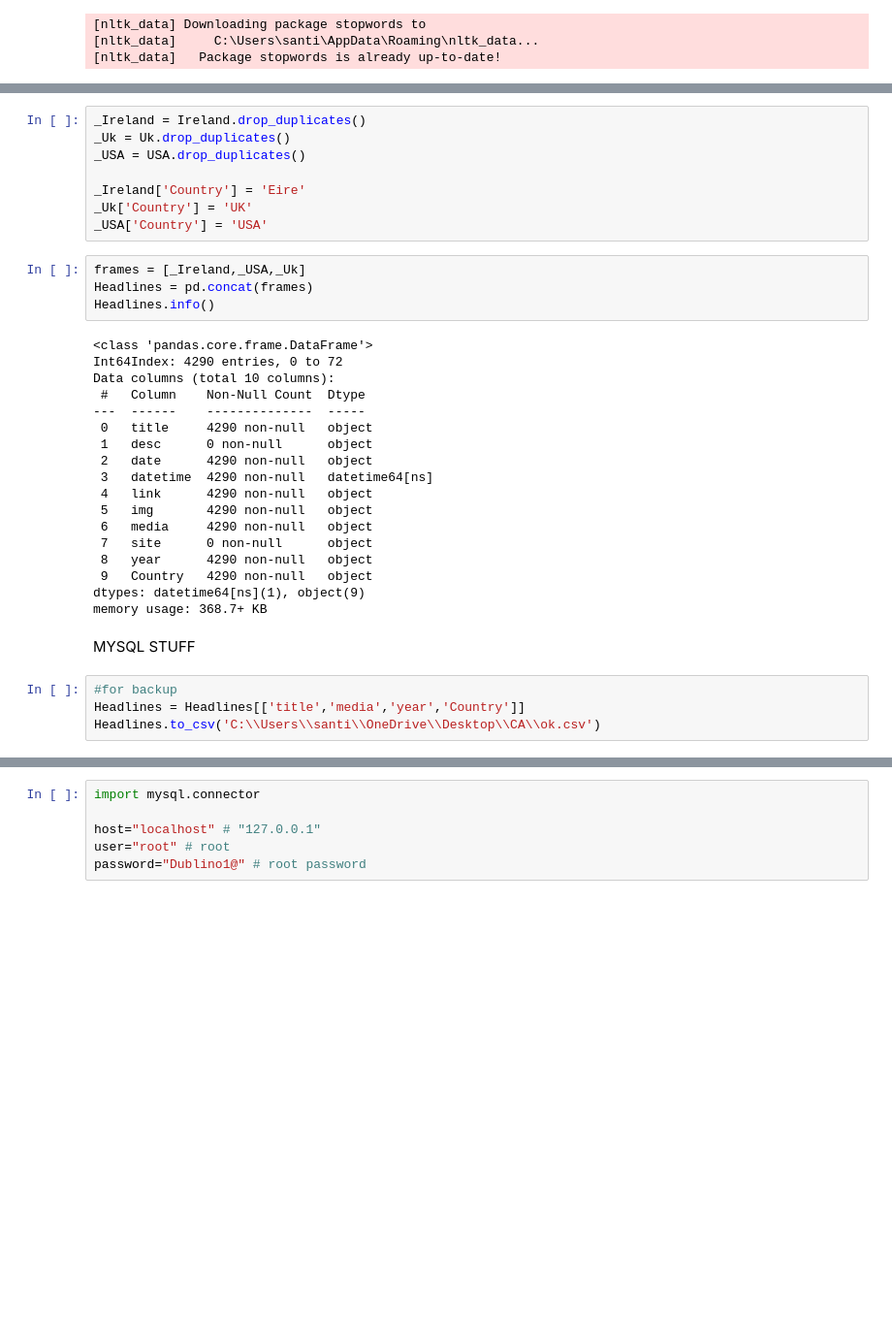
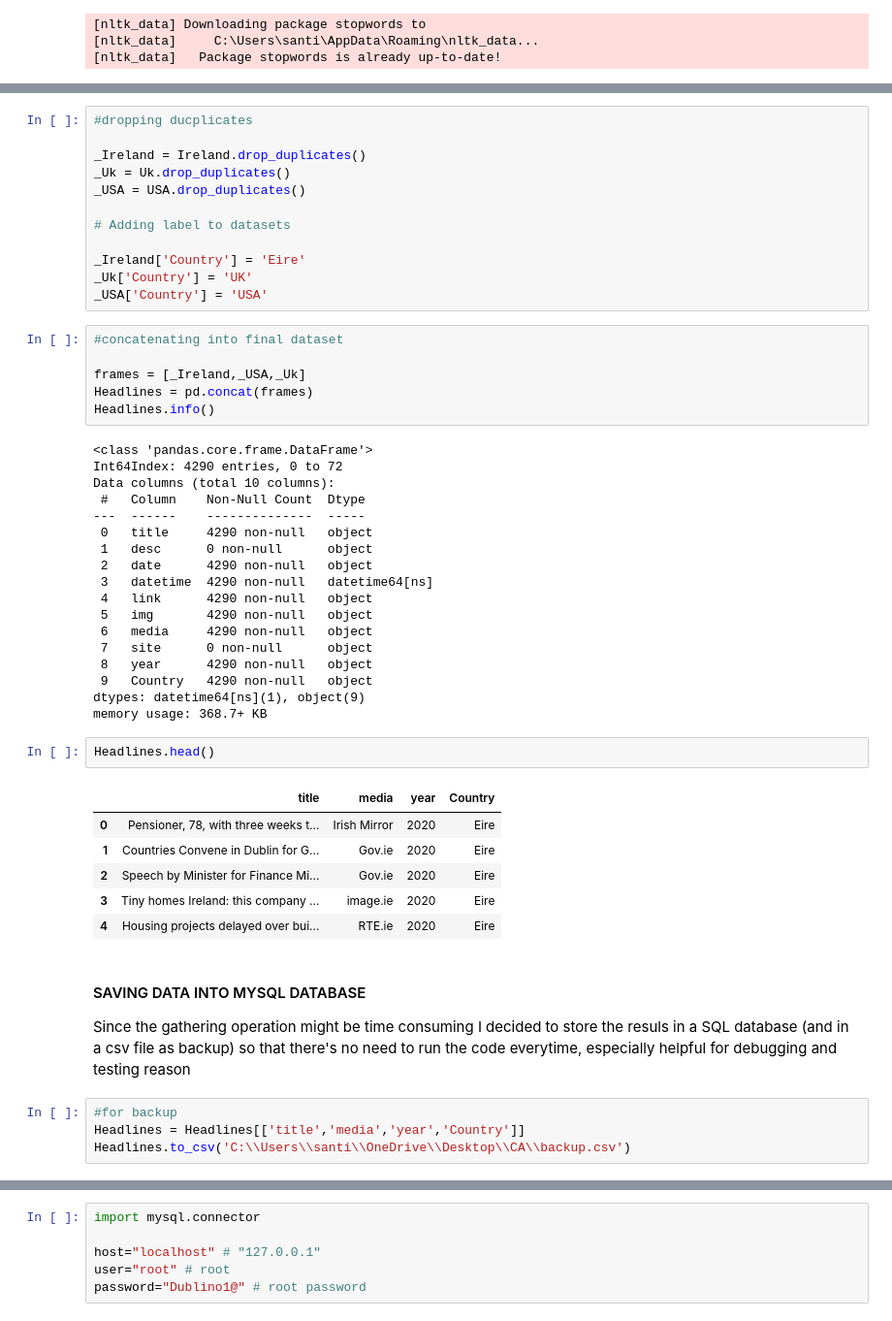
Before and after one commit to alexCCTcollege/CA-2, a Jupyter notebook: Code.ipynb, the cells around one changed output, grey strips where cells are left out. Shown at 97% size. Drawn from its saved outputs; the diff is of its cells as text; blank space fills up the shorter version.

```diff
--- a/Code.ipynb
+++ b/Code.ipynb
@@ -69,12 +111,18 @@ USA = search_gn('Housing USA')
 # %%
+#dropping ducplicates
+
 _Ireland = Ireland.drop_duplicates()
 _Uk = Uk.drop_duplicates()
 _USA = USA.drop_duplicates()
 
+# Adding label to datasets
+
 _Ireland['Country'] = 'Eire'
 _Uk['Country'] = 'UK'
 _USA['Country'] = 'USA'
 # %%
+#concatenating into final dataset
+
 frames = [_Ireland,_USA,_Uk]
 Headlines = pd.concat(frames)
 Headlines.info()
@@ -96,9 +144,20 @@ Data columns (total 10 columns):
  9   Country   4290 non-null   object
 dtypes: datetime64[ns](1), object(9)
 memory usage: 368.7+ KB
+# %%
+Headlines.head()
+# %% [output]
+|  | title | media | year | Country |
+| 0 | Pensioner, 78, with three weeks t... | Irish Mirror | 2020 | Eire |
+| 1 | Countries Convene in Dublin for G... | Gov.ie | 2020 | Eire |
+| 2 | Speech by Minister for Finance Mi... | Gov.ie | 2020 | Eire |
+| 3 | Tiny homes Ireland: this company ... | image.ie | 2020 | Eire |
+| 4 | Housing projects delayed over bui... | RTE.ie | 2020 | Eire |
 # %% [markdown]
-MYSQL STUFF
+#### SAVING DATA INTO MYSQL DATABASE
+
+Since the gathering operation might be time consuming I decided to store the resuls in a SQL database (and in a csv file as backup) so that there's no need to run the code everytime, especially helpful for debugging and testing reason
 # %%
 #for backup
 Headlines = Headlines[['title','media','year','Country']]
-Headlines.to_csv('C:\\Users\\santi\\OneDrive\\Desktop\\CA\\ok.csv')
+Headlines.to_csv('C:\\Users\\santi\\OneDrive\\Desktop\\CA\\backup.csv')
```
Also changed, not shown: parts of 24 cells of this notebook.
